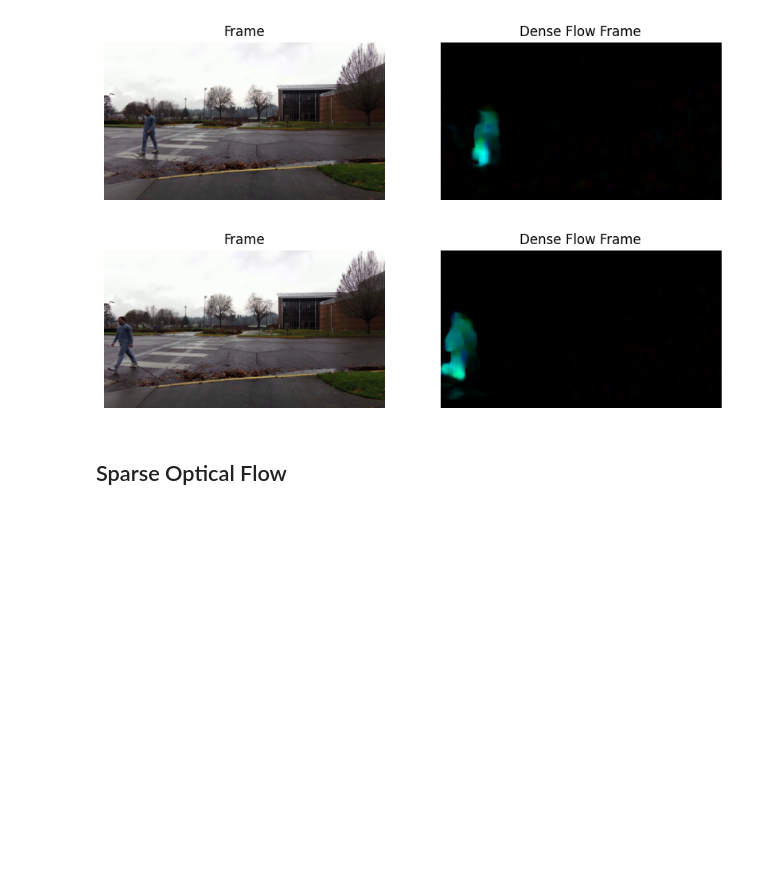
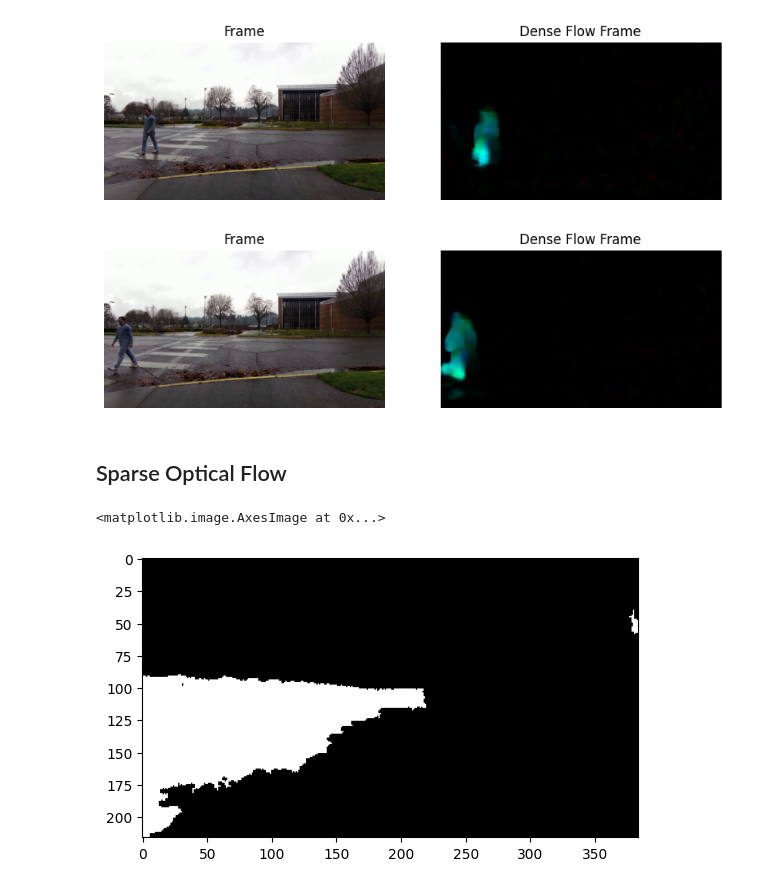
Before and after one commit to vktr274/cv-binary-segmentation, a Jupyter notebook: task3.ipynb, the cells around one changed output. Drawn from its saved outputs; the diff is of its cells as text; code cells hidden in the pictures; blank space fills up the shorter version.

```diff
--- a/task3.ipynb
+++ b/task3.ipynb
@@ -12,7 +12,7 @@ frames_to_save = [250, 350, 365] # There are 378 frames in the video
 # %% [markdown]
 ### MOG Segmentation
 # %%
-fgbg = cv2.createBackgroundSubtractorMOG2()
+mog2_sub = cv2.createBackgroundSubtractorMOG2()
 video = cv2.VideoCapture("data/motion/crosswalk.avi")
 
 n = 0
@@ -27,7 +27,7 @@ while video.isOpened():
     n += 1
     curr_frame = cv2.resize(curr_frame, None, fx=scale, fy=scale)
 
-    fgmask = fgbg.apply(curr_frame)
+    fgmask = mog2_sub.apply(curr_frame)
     mask_of_movement = np.where((fgmask == 255), 1, 0).astype(np.uint8)
     contours, _ = cv2.findContours(mask_of_movement, cv2.RETR_EXTERNAL, cv2.CHAIN_APPROX_SIMPLE)
 
@@ -126,6 +126,8 @@ frames2 = []
 masks2 = []
 segmented_frames2 = []
 
+masks_in_one = np.zeros_like(gray_model)
+
 struct_elem_close = cv2.getStructuringElement(cv2.MORPH_ELLIPSE, (5,5))
 # %%
 while video.isOpened():
@@ -165,6 +167,7 @@ while video.isOpened():
         frames2.append(curr_frame)
         masks2.append(mask)
         segmented_frames2.append(segemented)
+    masks_in_one[mask == 1] = 1
 
 video.release()
 cv2.destroyAllWindows()
@@ -266,3 +269,8 @@ for img1, img2 in zip(frames3, dense_frames):
 [figure]
 # %% [markdown]
 ## Sparse Optical Flow
+# %%
+plt.imshow(masks_in_one, cmap="gray")
+# %% [output]
+<matplotlib.image.AxesImage at 0x...>
+[figure, added]
```
Also changed, not shown: parts of 7 cells of this notebook.
